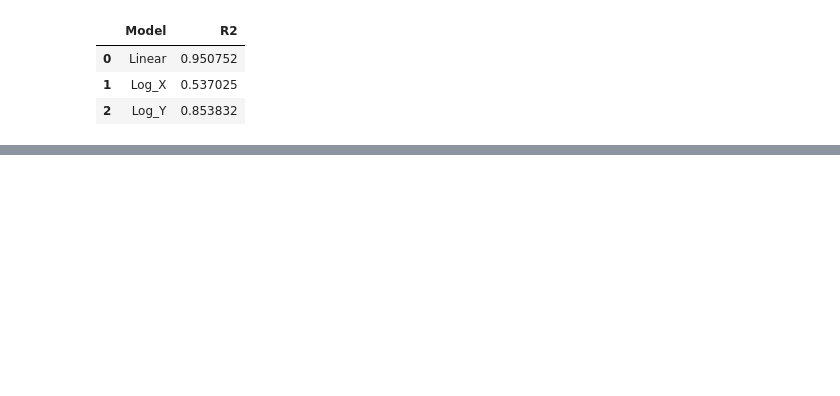
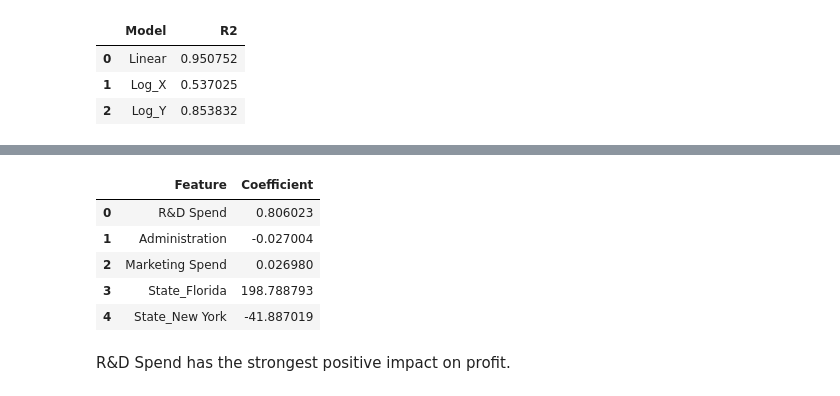
Before and after one commit to GeeKay1895/50_Startups_Project, a Jupyter notebook: 50_Startups_Project/50_Startups.ipynb, the cells around one changed output, grey strips where cells are left out. Saved outputs shown, nothing was run; the diff lists cells and outputs as text; code cells hidden in the pictures; blank space fills up the shorter version.

```diff
--- a/50_Startups_Project/50_Startups.ipynb
+++ b/50_Startups_Project/50_Startups.ipynb
@@ -148 +86,18 @@ array([192390.57136321, 189071.32010494, 182276.18673283])
+# %%
+# Feature importance
+coeff_df = pd.DataFrame({
+    'Feature': X.columns,
+    'Coefficient': model.coef_
+})
+
+coeff_df
+# %% [output]
+|  | Feature | Coefficient |
+| 0 | R&D Spend | 0.806023 |
+| 1 | Administration | -0.027004 |
+| 2 | Marketing Spend | 0.026980 |
+| 3 | State_Florida | 198.788793 |
+| 4 | State_New York | -41.887019 |
+# %% [markdown]
+R&D Spend has the strongest positive impact on profit.
 # %%
```
Also changed, not shown: parts of 22 cells of this notebook, 1 other file.
